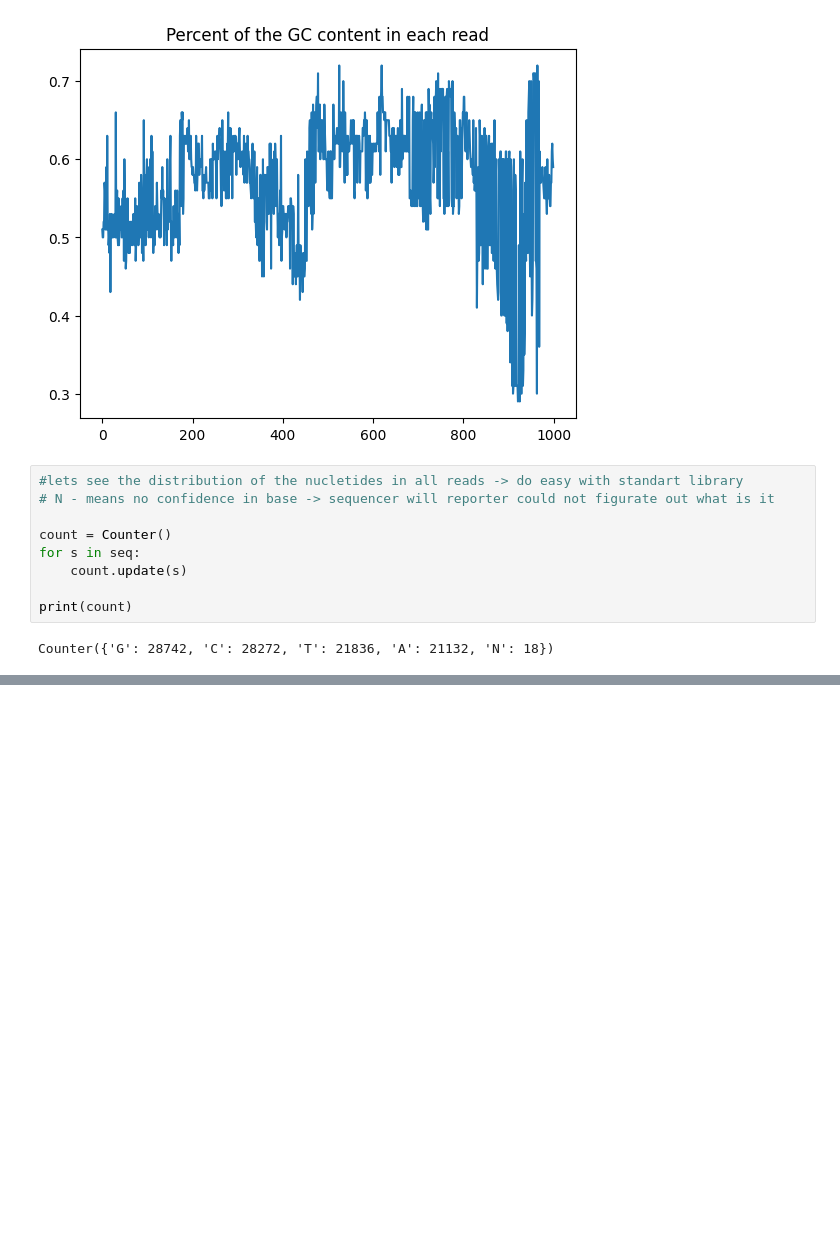
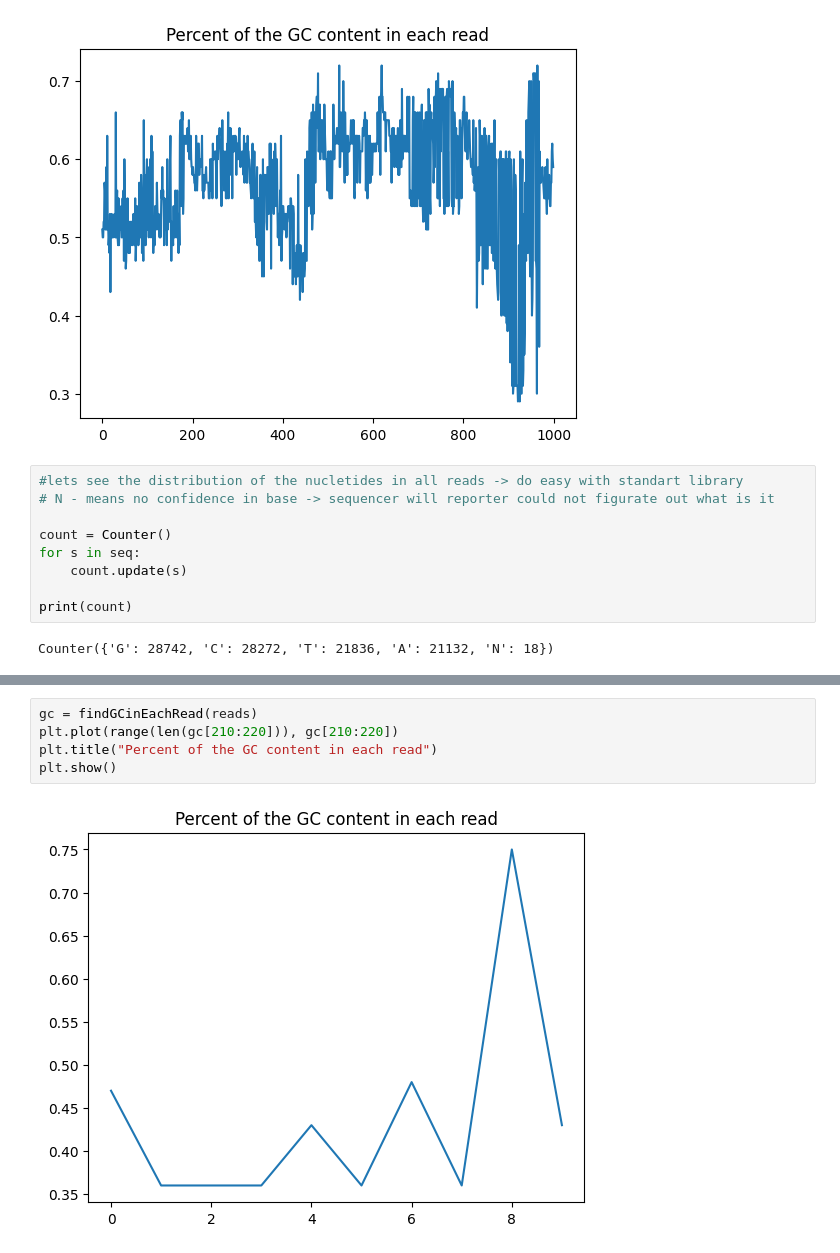
Before and after one commit to ZulfiiaDitto/bioinformatics, a Jupyter notebook: Analysis/Algorithms_for_genomic_seq/practice.ipynb, the cells around one changed output, grey strips where cells are left out. Drawn from its saved outputs; the diff is of its cells as text; blank space fills up the shorter version.

```diff
--- a/Analysis/Algorithms_for_genomic_seq/practice.ipynb
+++ b/Analysis/Algorithms_for_genomic_seq/practice.ipynb
@@ -178,0 +491,7 @@ Counter({'G': 28742, 'C': 28272, 'T': 21836, 'A': 21132, 'N': 18})
+# %%
+gc = findGCinEachRead(reads)
+plt.plot(range(len(gc[210:220])), gc[210:220])
+plt.title("Percent of the GC content in each read")
+plt.show()
+# %% [output]
+[figure, added]
```
Also changed, not shown: parts of 40 cells of this notebook, 1 other file.
